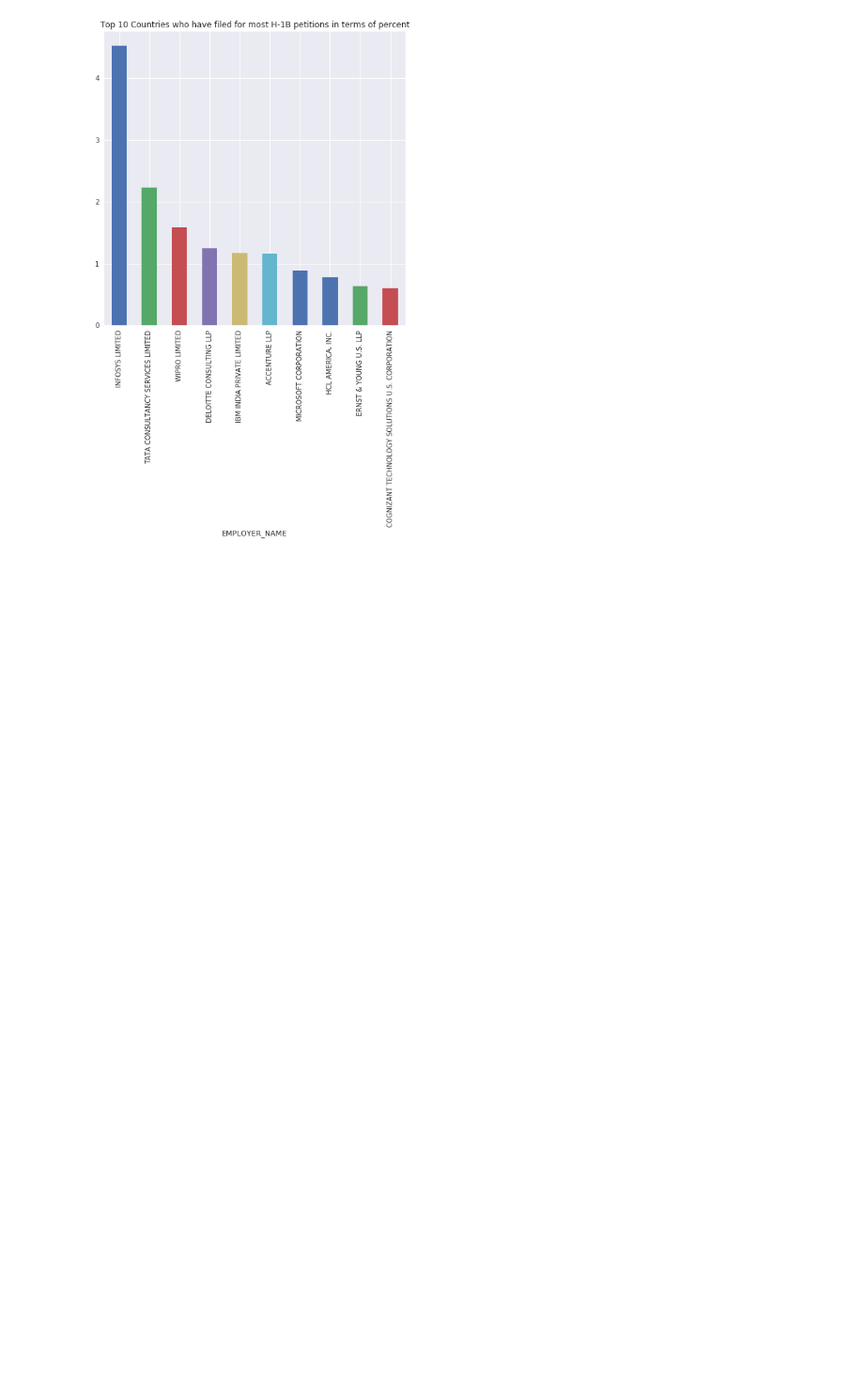
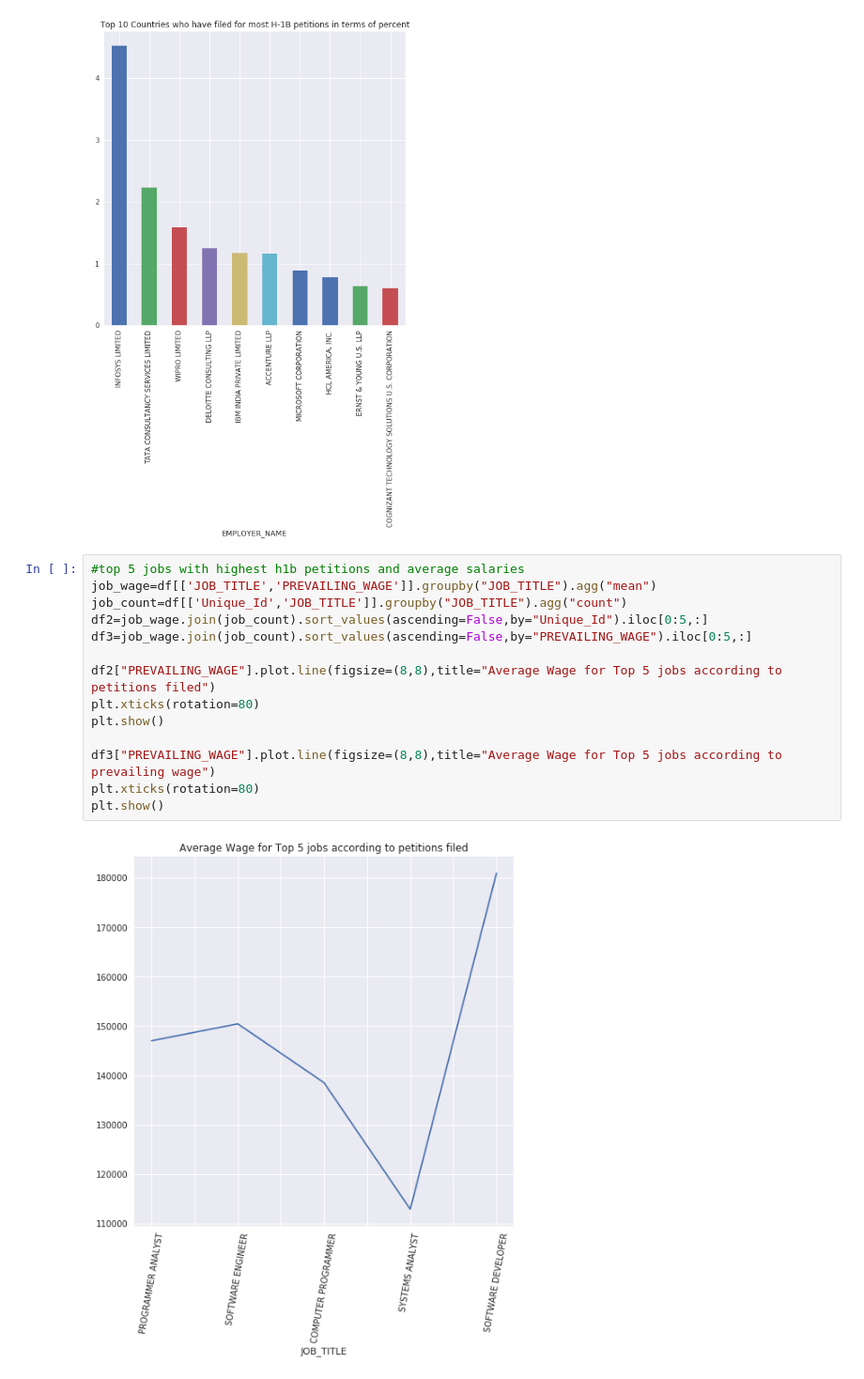
Before and after one commit to tsharmagw/PracticeProject, a Jupyter notebook: H-1B_Petition_analysis/H-1B_petitionAnalysis.ipynb, the cells around one changed output. Shown at 94% size. Drawn from its saved outputs; the diff is of its cells as text; blank space fills up the shorter version.

```diff
--- a/H-1B_Petition_analysis/H-1B_petitionAnalysis.ipynb
+++ b/H-1B_Petition_analysis/H-1B_petitionAnalysis.ipynb
@@ -126,3 +126,19 @@ plt.show()
 # %% [output]
 [figure]
 [figure]
+# %%
+#top 5 jobs with highest h1b petitions and average salaries
+job_wage=df[['JOB_TITLE','PREVAILING_WAGE']].groupby("JOB_TITLE").agg("mean")
+job_count=df[['Unique_Id','JOB_TITLE']].groupby("JOB_TITLE").agg("count")
+df2=job_wage.join(job_count).sort_values(ascending=False,by="Unique_Id").iloc[0:5,:]
+df3=job_wage.join(job_count).sort_values(ascending=False,by="PREVAILING_WAGE").iloc[0:5,:]
+
+df2["PREVAILING_WAGE"].plot.line(figsize=(8,8),title="Average Wage for Top 5 jobs according to petitions filed")
+plt.xticks(rotation=80)
+plt.show()
+
+df3["PREVAILING_WAGE"].plot.line(figsize=(8,8),title="Average Wage for Top 5 jobs according to prevailing wage")
+plt.xticks(rotation=80)
+plt.show()
+# %% [output]
+[figure, added]
```
Also changed, not shown: parts of 2 cells of this notebook.
